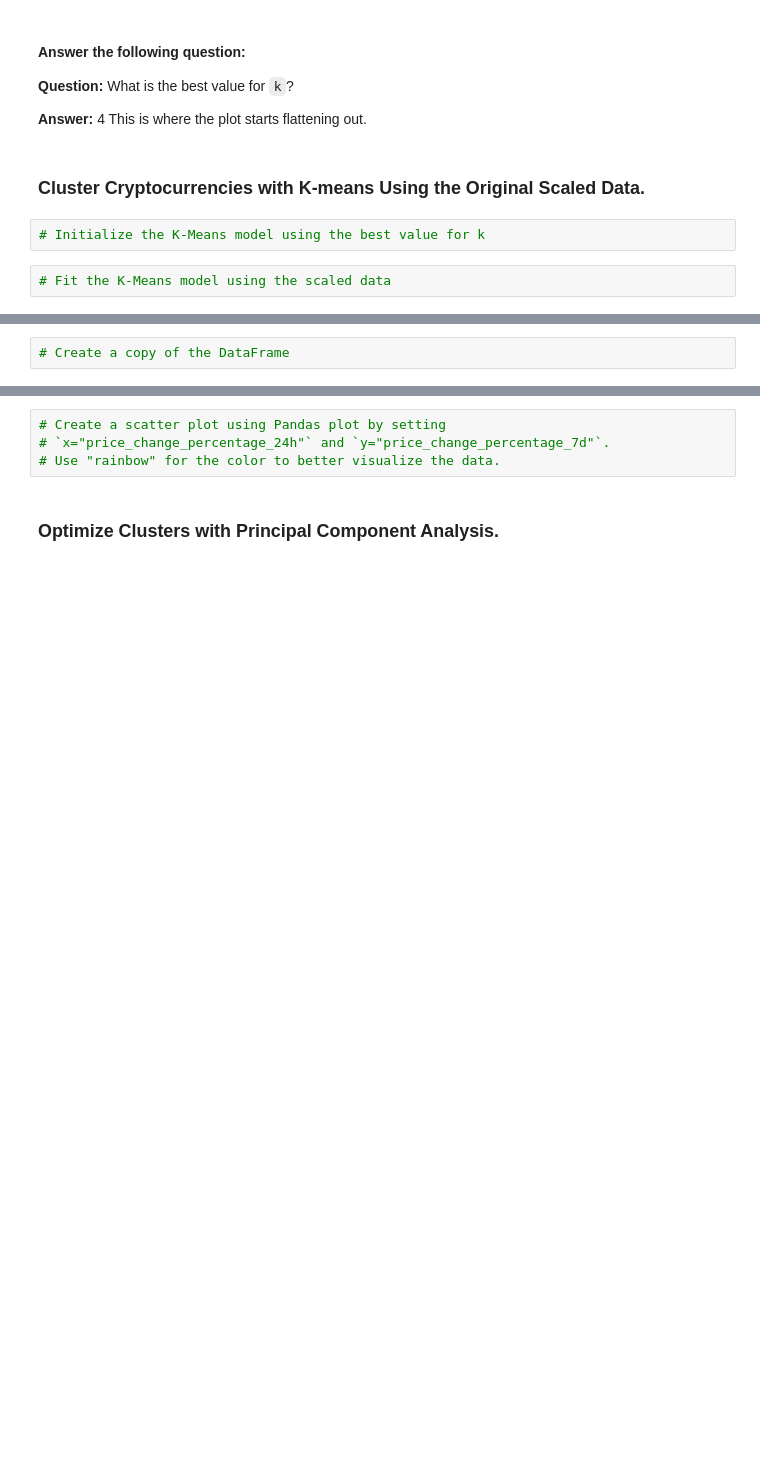
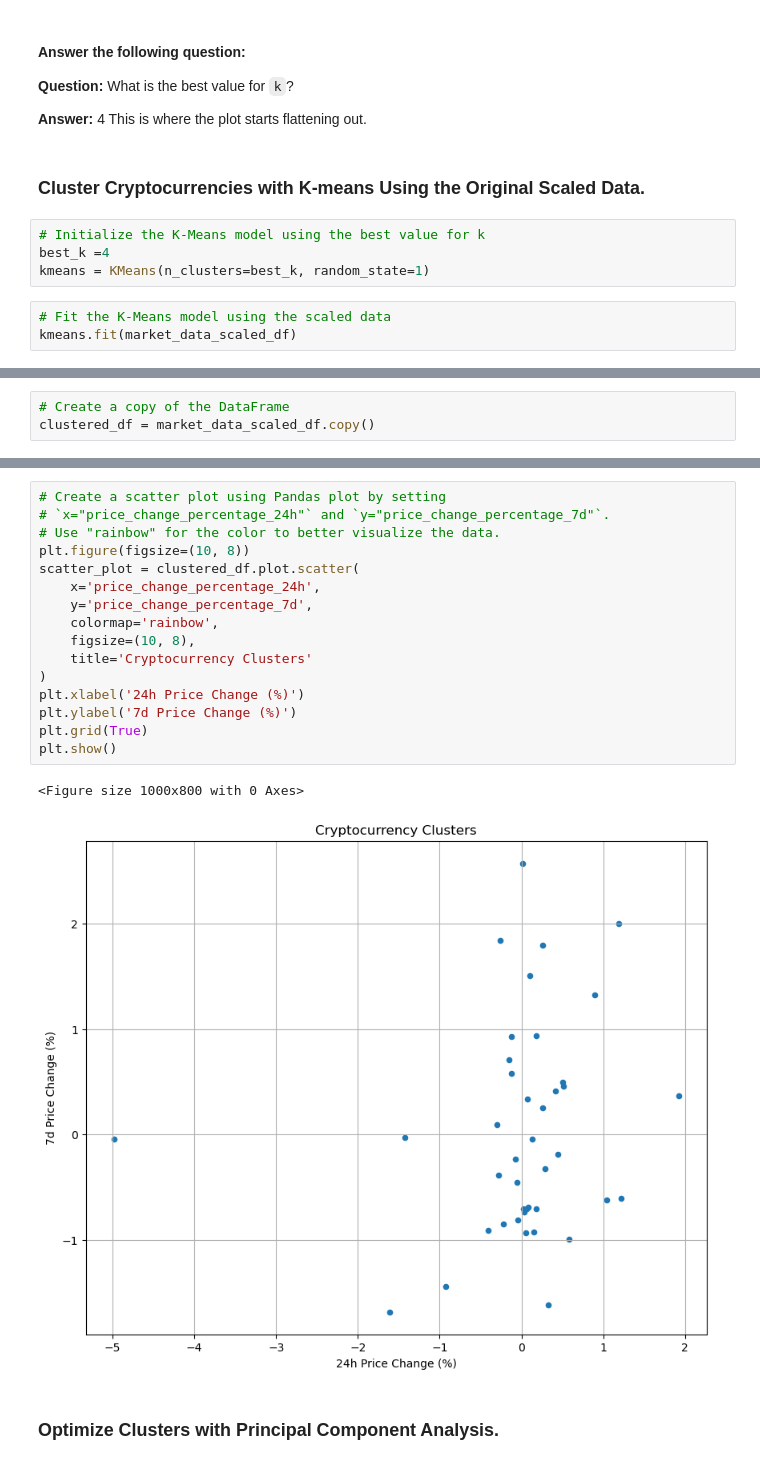
Before and after one commit to Kidalv85/CryptoClustering, a Jupyter notebook: Crypto_Clustering.ipynb, the cells around one changed output, grey strips where cells are left out. Saved outputs shown, nothing was run; the diff lists cells and outputs as text; blank space fills up the shorter version.

Commit message:
show second plot

```diff
--- a/Crypto_Clustering.ipynb
+++ b/Crypto_Clustering.ipynb
@@ -126,5 +126,8 @@ plt.show()
 ### Cluster Cryptocurrencies with K-means Using the Original Scaled Data.
 # %%
 # Initialize the K-Means model using the best value for k
+best_k =4
+kmeans = KMeans(n_clusters=best_k, random_state=1)
 # %%
 # Fit the K-Means model using the scaled data
+kmeans.fit(market_data_scaled_df)
@@ -136,4 +145,5 @@ plt.show()
 # %%
 # Create a copy of the DataFrame
+clustered_df = market_data_scaled_df.copy()
 # %%
 # Add a new column to the DataFrame with the predicted clusters
@@ -151,7 +161,22 @@ plt.show()
 # %%
 # Create a scatter plot using Pandas plot by setting
 # `x="price_change_percentage_24h"` and `y="price_change_percentage_7d"`.
 # Use "rainbow" for the color to better visualize the data.
+plt.figure(figsize=(10, 8))
+scatter_plot = clustered_df.plot.scatter(
+    x='price_change_percentage_24h',
+    y='price_change_percentage_7d',
+    colormap='rainbow',
+    figsize=(10, 8),
+    title='Cryptocurrency Clusters'
+)
+plt.xlabel('24h Price Change (%)')
+plt.ylabel('7d Price Change (%)')
+plt.grid(True)
+plt.show()
+# %% [output]
+<Figure size 1000x800 with 0 Axes>
+[figure, added]
 # %% [markdown]
 ### Optimize Clusters with Principal Component Analysis.
 # %%
```
Also changed, not shown: parts of 3 cells of this notebook.
